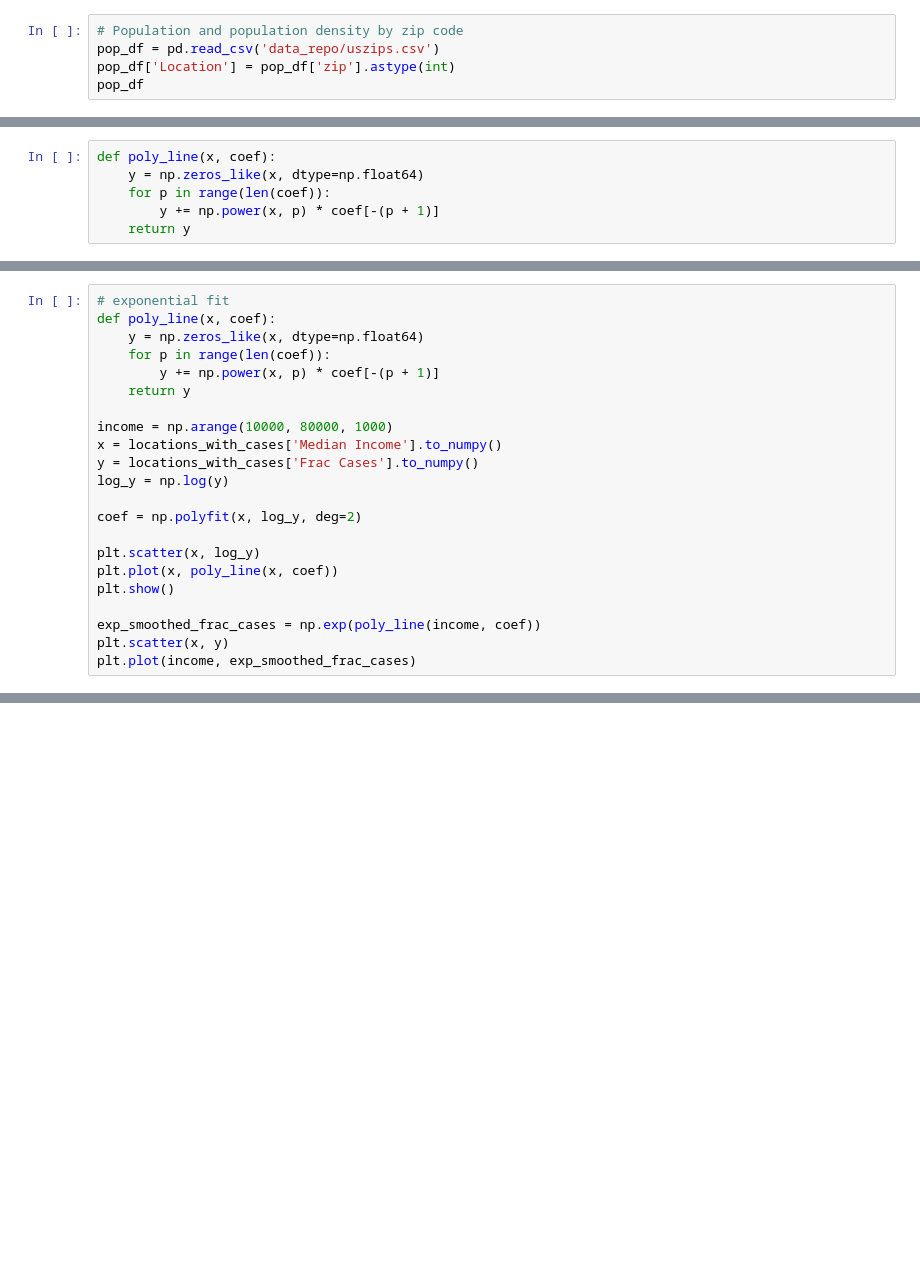
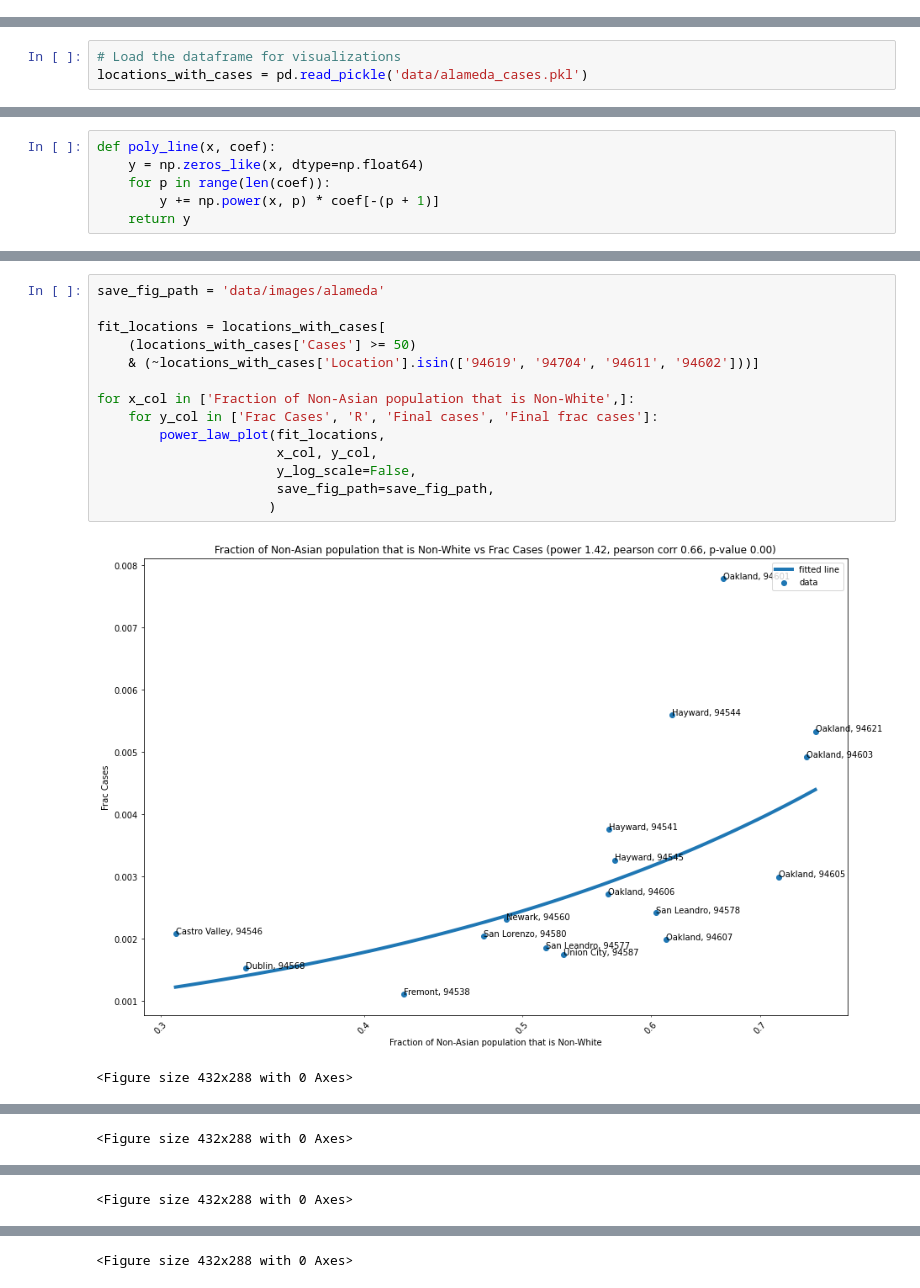
Before and after one commit to bkungfoo/covid19_models, a Jupyter notebook: alameda_cases_by_zip.ipynb, the cells around one changed output, grey strips where cells are left out. Saved outputs shown, nothing was run; the diff lists cells and outputs as text; blank space fills up the shorter version.

Commit message:
New data for Alameda county and improvement to county data loading

```diff
--- a/alameda_cases_by_zip.ipynb
+++ b/alameda_cases_by_zip.ipynb
@@ -49,8 +281,3 @@ alameda_income_df
-# %%
-# Population and population density by zip code
-pop_df = pd.read_csv('data_repo/uszips.csv')
-pop_df['Location'] = pop_df['zip'].astype(int)
-pop_df
 # %%
 # Do some joining
 # Get only locations with cases
@@ -81,3 +511,6 @@ locations_with_cases.sort_values('Median Income')
+# %%
+# Load the dataframe for visualizations
+locations_with_cases = pd.read_pickle('data/alameda_cases.pkl')
 # %%
 plt.figure(figsize=(15,5))
 plt.bar(locations_with_cases['Location'], locations_with_cases['Frac Cases'])
@@ -140,22 +526,0 @@ plt.plot(income, smoothed_frac_cases)
-# %%
-# exponential fit
-def poly_line(x, coef):
-    y = np.zeros_like(x, dtype=np.float64)
-    for p in range(len(coef)):
-        y += np.power(x, p) * coef[-(p + 1)]
-    return y
-
-income = np.arange(10000, 80000, 1000)
-x = locations_with_cases['Median Income'].to_numpy()
-y = locations_with_cases['Frac Cases'].to_numpy()
-log_y = np.log(y)
-
-coef = np.polyfit(x, log_y, deg=2)
-
-plt.scatter(x, log_y)
-plt.plot(x, poly_line(x, coef))
-plt.show()
-
-exp_smoothed_frac_cases = np.exp(poly_line(income, coef))
-plt.scatter(x, y)
-plt.plot(income, exp_smoothed_frac_cases)
@@ -161,0 +584,17 @@ plt.plot(income, exp_smoothed_frac_cases)
+# %%
+save_fig_path = 'data/images/alameda'
+
+fit_locations = locations_with_cases[
+    (locations_with_cases['Cases'] >= 50)
+    & (~locations_with_cases['Location'].isin(['94619', '94704', '94611', '94602']))]
+
+for x_col in ['Fraction of Non-Asian population that is Non-White',]:
+    for y_col in ['Frac Cases', 'R', 'Final cases', 'Final frac cases']:
+        power_law_plot(fit_locations,
+                       x_col, y_col,
+                       y_log_scale=False,
+                       save_fig_path=save_fig_path,
+                      )
+# %% [output]
+[figure, added]
+<Figure size 432x288 with 0 Axes>
@@ -161,0 +602 @@ plt.plot(income, exp_smoothed_frac_cases)
+<Figure size 432x288 with 0 Axes>
@@ -161,0 +604 @@ plt.plot(income, exp_smoothed_frac_cases)
+<Figure size 432x288 with 0 Axes>
@@ -161,0 +606 @@ plt.plot(income, exp_smoothed_frac_cases)
+<Figure size 432x288 with 0 Axes>
```
Also changed, not shown: parts of 29 cells of this notebook, 24 other files.
